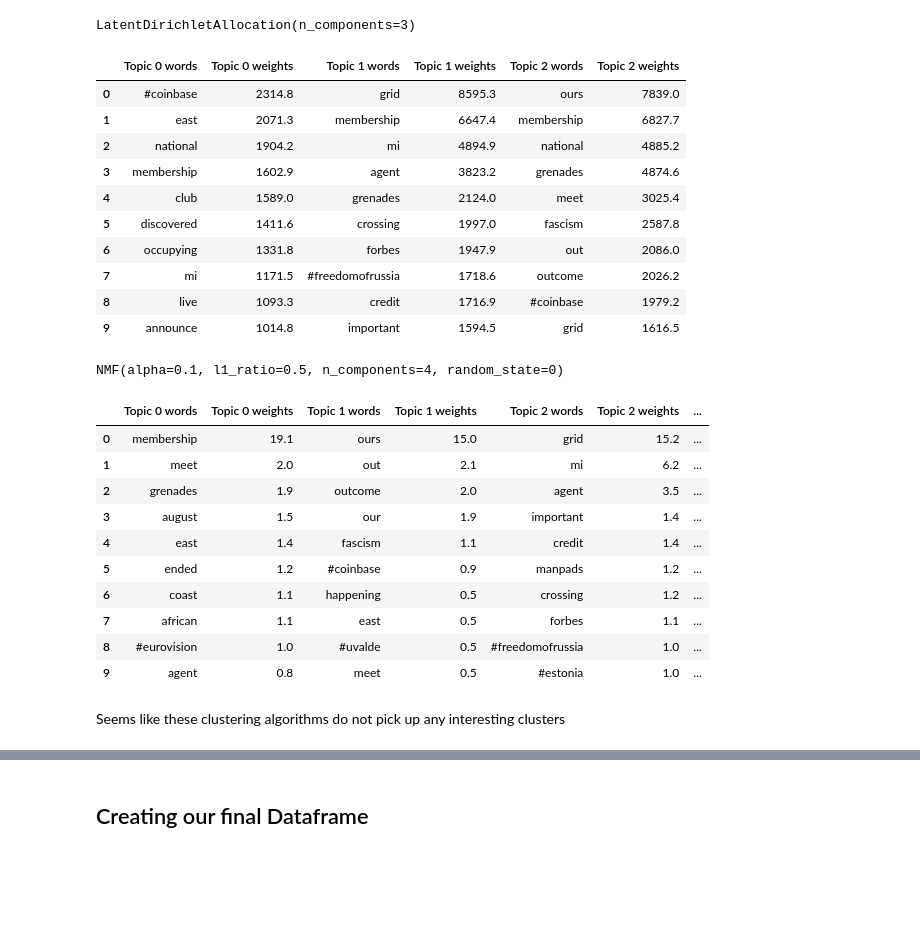
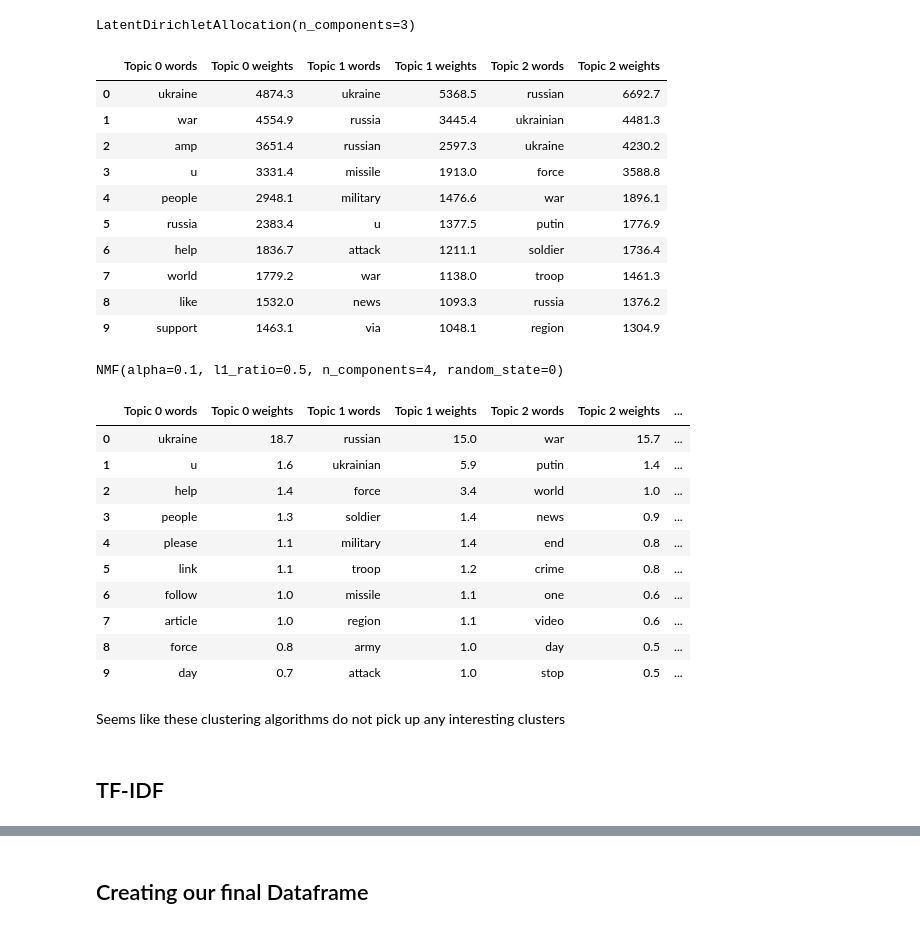
Before and after one commit to lifeonthefence/text-success, a Jupyter notebook: Project Code/Feature Extraction and Processing.ipynb, the cells around one changed output, grey strips where cells are left out. Cells and saved outputs as stored; diff of their text form; code cells hidden in the pictures; blank space fills up the shorter version.

```diff
--- a/Project Code/Feature Extraction and Processing.ipynb
+++ b/Project Code/Feature Extraction and Processing.ipynb
@@ -5,5 +26,5 @@ import pandas as pd
 # %%
-df = pd.read_csv("../Data/Ukraine Tweets.csv")
+df = pd.read_csv("https://raw.githubusercontent.com/lifeonthefence/text-success/main/Data/Ukraine%20Tweets.csv")
 # %% [markdown]
 ## Initial Preprocessing
 # %% [markdown]
@@ -67,0 +125,2 @@ df['Adjusted Tweet'] = df['Adjusted Tweet'].apply(remove_links)
+# %%
+df['Adjusted Tweet'] = df['Adjusted Tweet'].str.replace('\d+', '')
@@ -68,3 +129,5 @@ df['Adjusted Tweet'] = df['Adjusted Tweet'].apply(remove_links)
+# %%
+df['Adjusted Tweet'] = df['Adjusted Tweet'].str.replace(r'[^\x00-\x7F]+', '')
 # %% [markdown]
 ## Sentiment Analysis:
 # %% [markdown]
@@ -463,19 +581,19 @@ def display_topics(model, feature_names, no_top_words):
     return pd.DataFrame(topic_dict)
 # %%
 no_top_words = 10
-display_topics(model, tf_feature_names, no_top_words)
+display_topics(model, tf_features_names, no_top_words)
 # %% [output]
 |  | Topic 0 words | Topic 0 weights | Topic 1 words | Topic 1 weights | Topic 2 words | Topic 2 weights |
-| 0 | #coinbase | 2314.8 | grid | 8595.3 | ours | 7839.0 |
-| 1 | east | 2071.3 | membership | 6647.4 | membership | 6827.7 |
-| 2 | national | 1904.2 | mi | 4894.9 | national | 4885.2 |
-| 3 | membership | 1602.9 | agent | 3823.2 | grenades | 4874.6 |
-| 4 | club | 1589.0 | grenades | 2124.0 | meet | 3025.4 |
-| 5 | discovered | 1411.6 | crossing | 1997.0 | fascism | 2587.8 |
-| 6 | occupying | 1331.8 | forbes | 1947.9 | out | 2086.0 |
-| 7 | mi | 1171.5 | #freedomofrussia | 1718.6 | outcome | 2026.2 |
-| 8 | live | 1093.3 | credit | 1716.9 | #coinbase | 1979.2 |
-| 9 | announce | 1014.8 | important | 1594.5 | grid | 1616.5 |
+| 0 | ukraine | 4874.3 | ukraine | 5368.5 | russian | 6692.7 |
+| 1 | war | 4554.9 | russia | 3445.4 | ukrainian | 4481.3 |
+| 2 | amp | 3651.4 | russian | 2597.3 | ukraine | 4230.2 |
+| 3 | u | 3331.4 | missile | 1913.0 | force | 3588.8 |
+| 4 | people | 2948.1 | military | 1476.6 | war | 1896.1 |
+| 5 | russia | 2383.4 | u | 1377.5 | putin | 1776.9 |
+| 6 | help | 1836.7 | attack | 1211.1 | soldier | 1736.4 |
+| 7 | world | 1779.2 | war | 1138.0 | troop | 1461.3 |
+| 8 | like | 1532.0 | news | 1093.3 | russia | 1376.2 |
+| 9 | support | 1463.1 | via | 1048.1 | region | 1304.9 |
 # %%
 from sklearn.decomposition import NMF
 
@@ -485,18 +603,20 @@ model_2.fit(tf)
 # %% [output]
 NMF(alpha=0.1, l1_ratio=0.5, n_components=4, random_state=0)
 # %%
-display_topics(model_2, tf_feature_names, no_top_words)
+display_topics(model_2, tf_features_names, no_top_words)
 # %% [output]
 |  | Topic 0 words | Topic 0 weights | Topic 1 words | Topic 1 weights | Topic 2 words | Topic 2 weights | ... |
-| 0 | membership | 19.1 | ours | 15.0 | grid | 15.2 | ... |
-| 1 | meet | 2.0 | out | 2.1 | mi | 6.2 | ... |
-| 2 | grenades | 1.9 | outcome | 2.0 | agent | 3.5 | ... |
-| 3 | august | 1.5 | our | 1.9 | important | 1.4 | ... |
-| 4 | east | 1.4 | fascism | 1.1 | credit | 1.4 | ... |
-| 5 | ended | 1.2 | #coinbase | 0.9 | manpads | 1.2 | ... |
-| 6 | coast | 1.1 | happening | 0.5 | crossing | 1.2 | ... |
-| 7 | african | 1.1 | east | 0.5 | forbes | 1.1 | ... |
-| 8 | #eurovision | 1.0 | #uvalde | 0.5 | #freedomofrussia | 1.0 | ... |
-| 9 | agent | 0.8 | meet | 0.5 | #estonia | 1.0 | ... |
+| 0 | ukraine | 18.7 | russian | 15.0 | war | 15.7 | ... |
+| 1 | u | 1.6 | ukrainian | 5.9 | putin | 1.4 | ... |
+| 2 | help | 1.4 | force | 3.4 | world | 1.0 | ... |
+| 3 | people | 1.3 | soldier | 1.4 | news | 0.9 | ... |
+| 4 | please | 1.1 | military | 1.4 | end | 0.8 | ... |
+| 5 | link | 1.1 | troop | 1.2 | crime | 0.8 | ... |
+| 6 | follow | 1.0 | missile | 1.1 | one | 0.6 | ... |
+| 7 | article | 1.0 | region | 1.1 | video | 0.6 | ... |
+| 8 | force | 0.8 | army | 1.0 | day | 0.5 | ... |
+| 9 | day | 0.7 | attack | 1.0 | stop | 0.5 | ... |
 # %% [markdown]
 Seems like these clustering algorithms do not pick up any interesting clusters
+# %% [markdown]
+## TF-IDF
```
Also changed, not shown: parts of 18 cells of this notebook.
